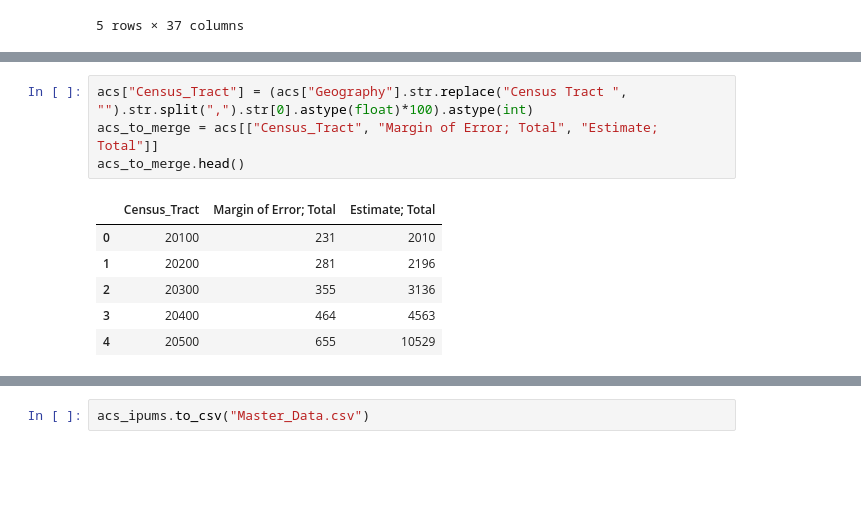
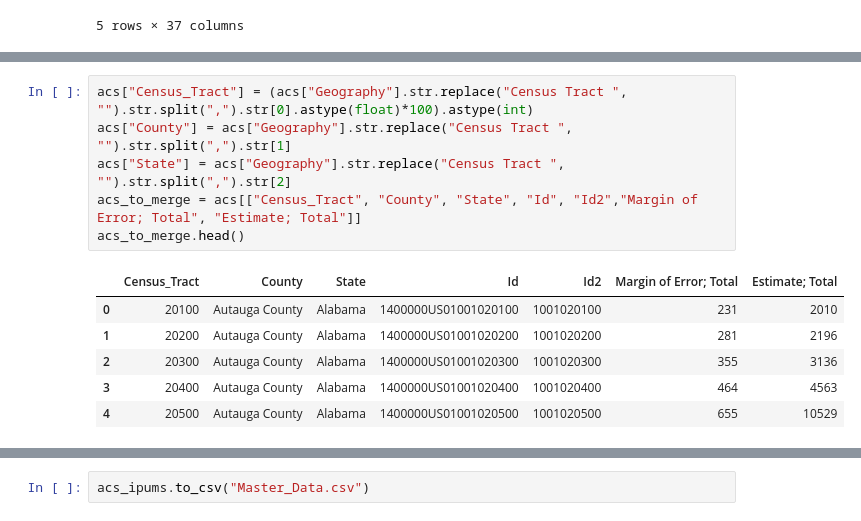
Before and after one commit to kmm2204/w209_final_project, a Jupyter notebook: Pipeline.ipynb, the cells around one changed output, grey strips where cells are left out. Saved outputs shown, nothing was run; the diff lists cells and outputs as text; blank space fills up the shorter version.

```diff
--- a/Pipeline.ipynb
+++ b/Pipeline.ipynb
@@ -180,11 +208,13 @@ ipums_merged_ptc.head()
 # %%
 acs["Census_Tract"] = (acs["Geography"].str.replace("Census Tract ", "").str.split(",").str[0].astype(float)*100).astype(int)
-acs_to_merge = acs[["Census_Tract", "Margin of Error; Total", "Estimate; Total"]]
+acs["County"] = acs["Geography"].str.replace("Census Tract ", "").str.split(",").str[1]
+acs["State"] = acs["Geography"].str.replace("Census Tract ", "").str.split(",").str[2]
+acs_to_merge = acs[["Census_Tract", "County", "State", "Id", "Id2","Margin of Error; Total", "Estimate; Total"]]
 acs_to_merge.head()
 # %% [output]
-|  | Census_Tract | Margin of Error; Total | Estimate; Total |
-| 0 | 20100 | 231 | 2010 |
-| 1 | 20200 | 281 | 2196 |
-| 2 | 20300 | 355 | 3136 |
-| 3 | 20400 | 464 | 4563 |
-| 4 | 20500 | 655 | 10529 |
+|  | Census_Tract | County | State | Id | Id2 | Margin of Error; Total | Estimate; Total |
+| 0 | 20100 | Autauga County | Alabama | 1400000US01001020100 | 1001020100 | 231 | 2010 |
+| 1 | 20200 | Autauga County | Alabama | 1400000US01001020200 | 1001020200 | 281 | 2196 |
+| 2 | 20300 | Autauga County | Alabama | 1400000US01001020300 | 1001020300 | 355 | 3136 |
+| 3 | 20400 | Autauga County | Alabama | 1400000US01001020400 | 1001020400 | 464 | 4563 |
+| 4 | 20500 | Autauga County | Alabama | 1400000US01001020500 | 1001020500 | 655 | 10529 |
```
Also changed, not shown: parts of 11 cells of this notebook, 5 other files.
